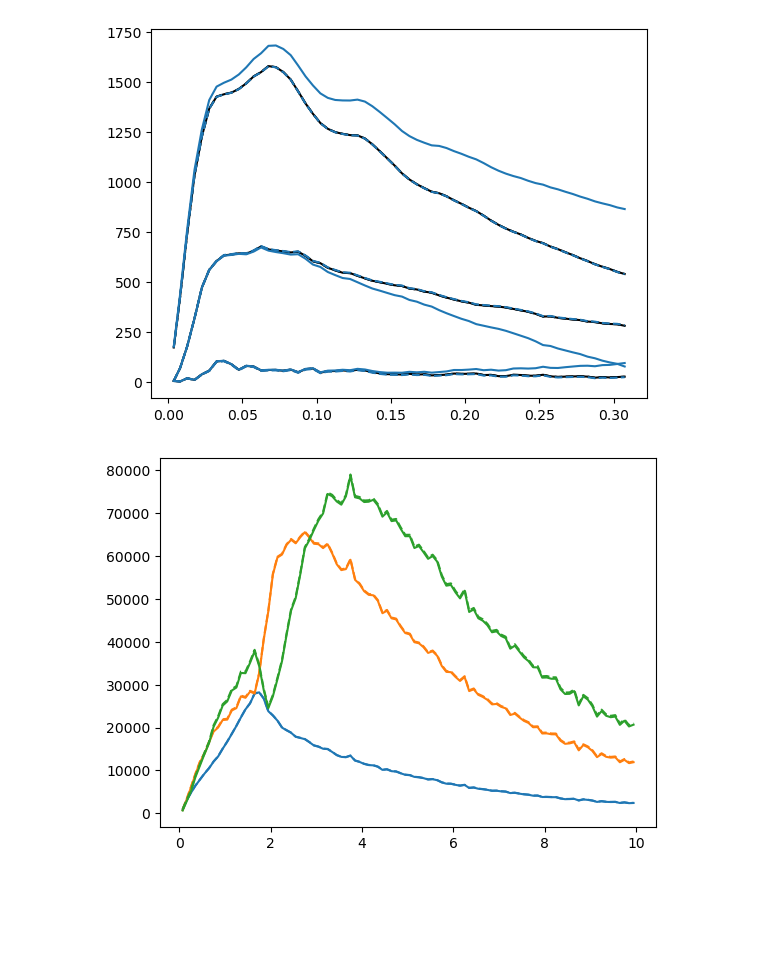
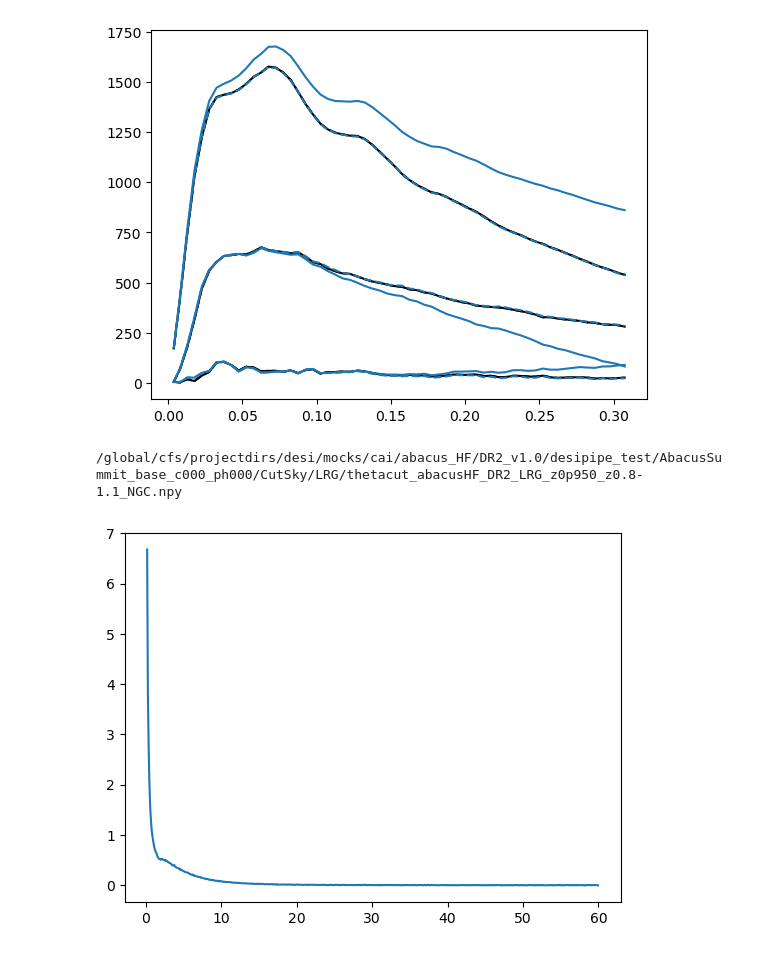
Before and after one commit to adematti/jax-power, a Jupyter notebook: scripts/window_abacus_hf.ipynb, the cells around one changed output. Saved outputs shown, nothing was run; the diff lists cells and outputs as text; code cells hidden in the pictures; blank space fills up the shorter version.

```diff
--- a/scripts/window_abacus_hf.ipynb
+++ b/scripts/window_abacus_hf.ipynb
@@ -205,0 +206,11 @@ shotnoise.plot(show=True);
+# %%
+imock = 0
+from jaxpower import Correlation2Poles
+cut = Correlation2Poles.load(get_measurement_fn(imock=imock, **catalog_args, kind='window_xi_thetacut'))
+
+cut = cut.select(xlim=(0.5, 10.))
+ax = plt.gca()
+ell = 0
+volume = 4. / 3. * jnp.pi * jnp.diff(cut.edges(0)**3, axis=-1).ravel()
+ax.plot(cut.x(projs=ell), cut.view(projs=ell) / volume)
+plt.show()
@@ -205,0 +219,15 @@ shotnoise.plot(show=True);
+# %%
+imock = 0
+from pypower import CatalogSmoothWindow
+cut = Correlation2Poles.load(get_measurement_fn(imock=imock, **catalog_args, kind='window_xi_thetacut'))
+pypower_cut = CatalogSmoothWindow.load(get_measurement_fn(imock=imock, **catalog_args, kind='window_pypower_xi0'))
+
+ax = plt.gca()
+ell = 0
+xlim = (0, 5)
+mask = pypower_cut.sep_direct < xlim[1]
+# 0.05476021727502001
+ax.plot(pypower_cut.sep_direct[mask], -pypower_cut.corr_direct_nonorm[0][mask] / pypower_cut.wnorm[0])
+mask = cut.x(projs=ell) < xlim[1]
+ax.plot(cut.x(projs=ell)[mask], cut.view(projs=ell)[mask])
+plt.show()
@@ -220,19 +250,23 @@ for ill, ell in enumerate(pk_cutsky.projs):
     ax.plot(k, k * pk_cutsky.view(projs=ell), color=color, linestyle='-')
 plt.show()
 # %% [output]
-[figure, old version]
+[figure, new version]
 # %%
+print(get_measurement_fn(imock=imock, **catalog_args, kind='thetacut'))
 cut = Spectrum2Poles.load(get_measurement_fn(imock=imock, **catalog_args, kind='thetacut'))
 #cut = cut.clone(num_shotnoise=0.)
-pypower = PowerSpectrumMultipoles.load(get_measurement_fn(imock=imock, **catalog_args, kind='pypower')).corr_direct_nonorm
+pypower = PowerSpectrumMultipoles.load(get_measurement_fn(imock=imock, **catalog_args, kind='pypower'))
+pypower = pypower.attrs['corr_direct_R1R2']['corr_nonorm']
 
 ax = plt.gca()
-for ill, ell in enumerate(cut.projs):
+for ill, ell in enumerate(cut.projs[:1]):
     color = 'C{:d}'.format(ill)
     x = cut.x(projs=ell)
-    mask = (x >= 0.) & (x < 10.)
-    ax.plot(x[mask], cut.view(projs=ell)[mask], color=color, linestyle='--')
-    ax.plot(x[mask], -pypower[ill][mask], color=color, linestyle='-')
+    mask = (x >= 0.1) & (x < 60.)
+    ref = pypower[ill][mask]
+    ax.plot(x[mask], cut.view(projs=ell)[mask] / ref, color=color, linestyle='-')
+    #ax.plot(x[mask], ref, color=color, linestyle='--')
 plt.show()
 # %% [output]
+/global/cfs/projectdirs/desi/mocks/cai/abacus_HF/DR2_v1.0/desipipe_test/AbacusSummit_base_c000_ph000/CutSky/LRG/thetacut_abacusHF_DR2_LRG_z0p950_z0.8-1.1_NGC.npy
-[figure, old version]
+[figure, new version]
```
Also changed, not shown: parts of 10 cells of this notebook, 6 other files.
